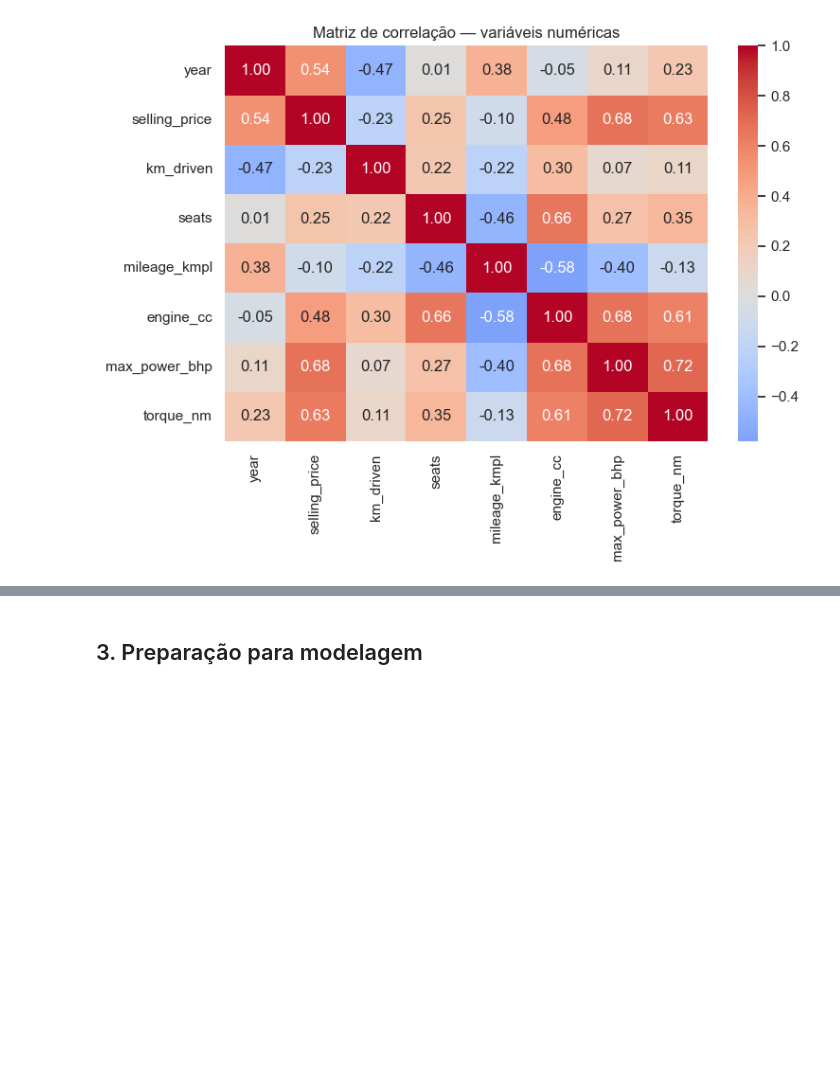
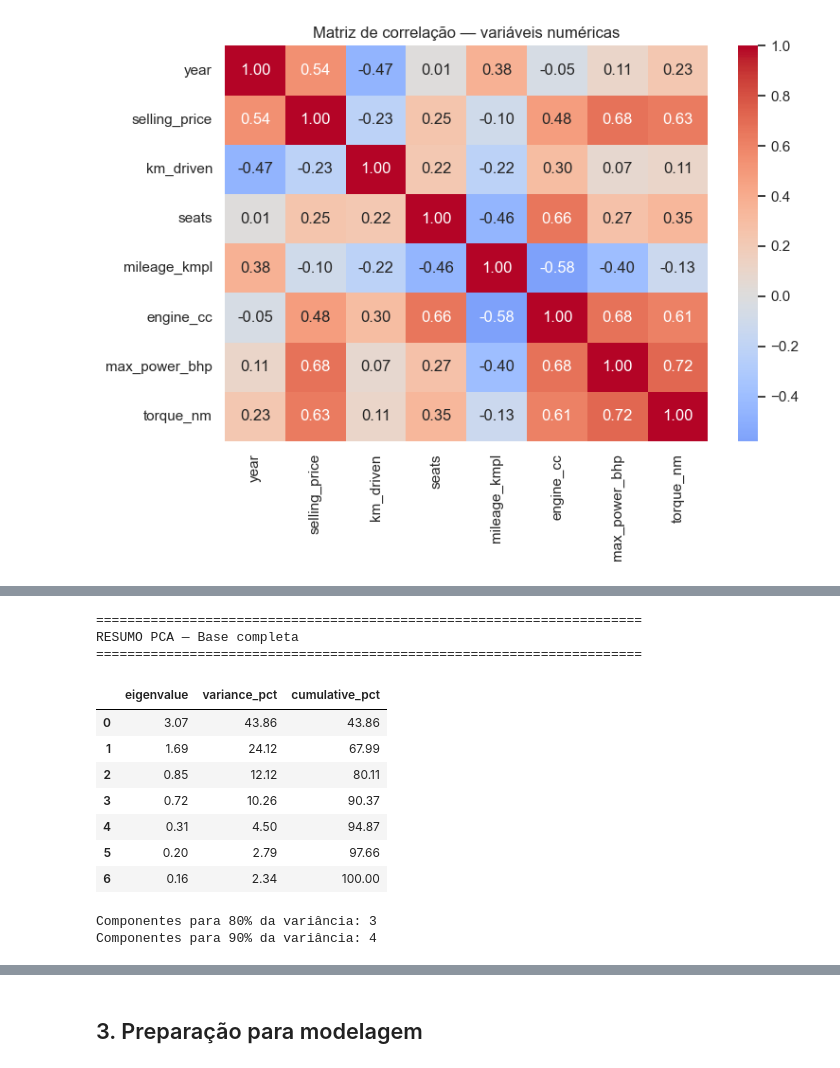
Before and after one commit to GabLeal/trabalho-final-pco213, a Jupyter notebook: projeto_pco213_car_price.ipynb, the cells around one changed output, grey strips where cells are left out. Cells and saved outputs as stored; diff of their text form; code cells hidden in the pictures; blank space fills up the shorter version.

```diff
--- a/projeto_pco213_car_price.ipynb
+++ b/projeto_pco213_car_price.ipynb
@@ -202,0 +210,70 @@ plt.show()
+# %%
+PCA_FEATURES = [
+    "year", "km_driven", "seats",
+    "mileage_kmpl", "engine_cc", "max_power_bhp", "torque_nm",
+]
+
+
+def prepare_pca_matrix(data, features=PCA_FEATURES):
+    """Seleciona variáveis numéricas, remove constantes e imputa missing."""
+    matrix = data[features].copy()
+    matrix = matrix.loc[:, matrix.std(skipna=True) > 0]
+    matrix = matrix.dropna()
+    return matrix
+
+
+def fit_pca(matrix, n_components=None):
+    """PCA com padronização (equivalente a scale.unit=TRUE no R)."""
+    n_components = n_components or min(len(PCA_FEATURES), matrix.shape[0], matrix.shape[1])
+    scaler = StandardScaler()
+    scaled = scaler.fit_transform(matrix)
+    pca = PCA(n_components=n_components, random_state=RANDOM_STATE)
+    pca.fit(scaled)
+    return pca, scaled, matrix.columns.tolist()
+
+
+def pca_correlations(pca):
+    """Correlação variável × componente (base do círculo de correlação)."""
+    return pca.components_.T * np.sqrt(pca.explained_variance_)
+
+
+def variable_contrib_pct(corr_matrix, axis=0):
+    """Contribuição percentual de cada variável a um componente."""
+    values = corr_matrix[:, axis] ** 2
+    return (values / values.sum()) * 100
+
+
+def print_pca_summary(pca, title=""):
+    eig = pd.DataFrame({
+        "eigenvalue": pca.explained_variance_,
+        "variance_pct": pca.explained_variance_ratio_ * 100,
+        "cumulative_pct": np.cumsum(pca.explained_variance_ratio_) * 100,
+    })
+    print(f"\n{'=' * 70}")
+    print(f"RESUMO PCA {title}".strip())
+    print("=" * 70)
+    display(eig.round(2))
+    n_80 = np.argmax(eig["cumulative_pct"] >= 80) + 1
+    n_90 = np.argmax(eig["cumulative_pct"] >= 90) + 1
+    print(f"Componentes para 80% da variância: {n_80}")
+    print(f"Componentes para 90% da variância: {n_90}")
+
+
+pca_matrix = prepare_pca_matrix(df)
+pca_full, _, pca_feature_names = fit_pca(pca_matrix)
+corr_full = pca_correlations(pca_full)
+print_pca_summary(pca_full, "— Base completa")
+# %% [output]
+======================================================================
+RESUMO PCA — Base completa
+======================================================================
+|  | eigenvalue | variance_pct | cumulative_pct |
+| 0 | 3.07 | 43.86 | 43.86 |
+| 1 | 1.69 | 24.12 | 67.99 |
+| 2 | 0.85 | 12.12 | 80.11 |
+| 3 | 0.72 | 10.26 | 90.37 |
+| 4 | 0.31 | 4.50 | 94.87 |
+| 5 | 0.20 | 2.79 | 97.66 |
+| 6 | 0.16 | 2.34 | 100.00 |
+Componentes para 80% da variância: 3
+Componentes para 90% da variância: 4
```
Also changed, not shown: parts of 4 cells of this notebook, 2 other files.
